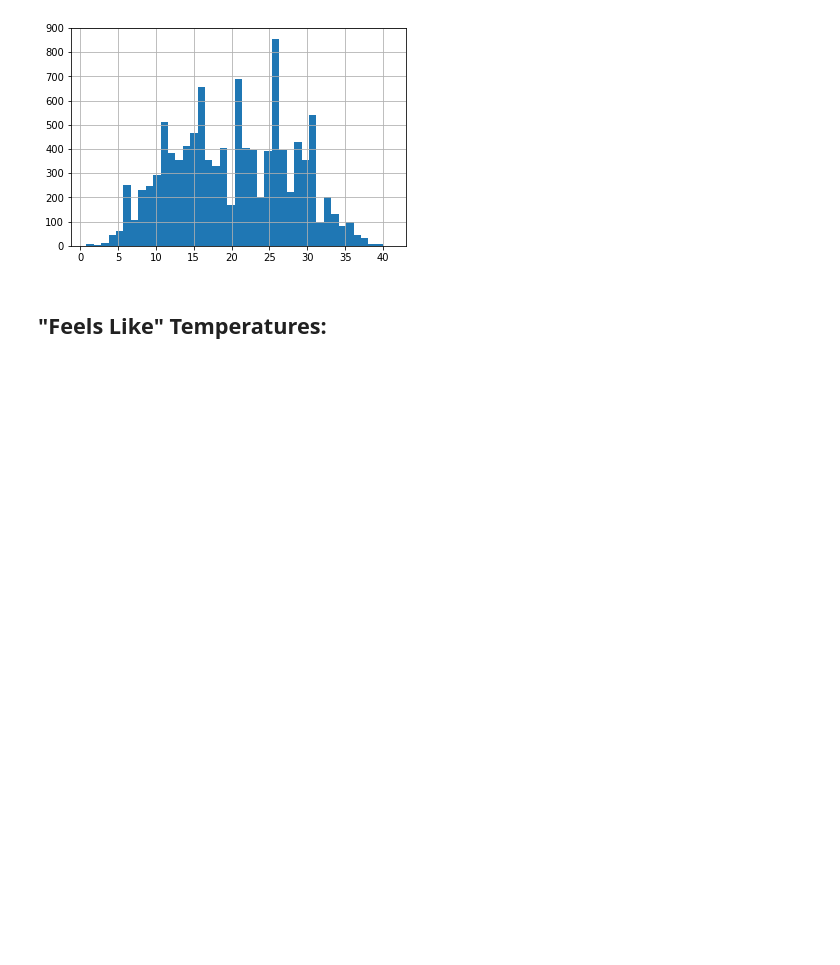
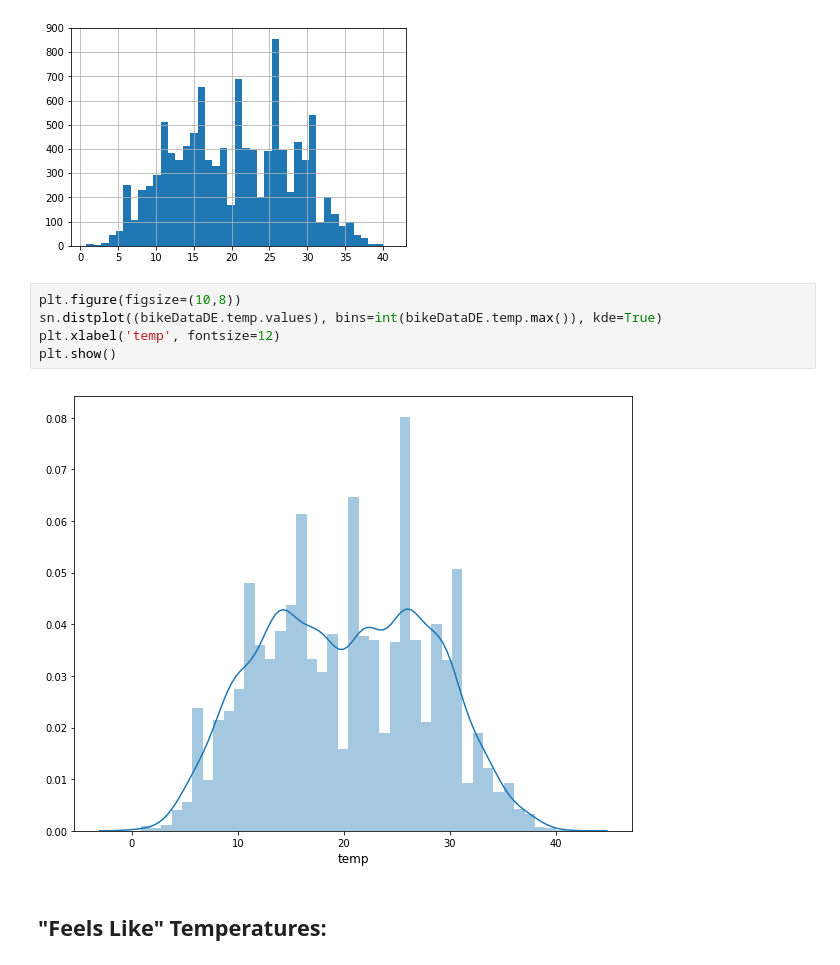
Before and after one commit to omerv/Bike-Sharing-Demand, a Jupyter notebook: Bike_Sharing_Demand_Data_Exploration.ipynb, the cells around one changed output. Saved outputs shown, nothing was run; the diff lists cells and outputs as text; blank space fills up the shorter version.

```diff
--- a/Bike_Sharing_Demand_Data_Exploration.ipynb
+++ b/Bike_Sharing_Demand_Data_Exploration.ipynb
@@ -372,6 +372,13 @@ bikeDataDE.temp.hist(bins=int(bikeDataDE.temp.max()))
 # %% [output]
 <matplotlib.axes._subplots.AxesSubplot at 0x...>
 [figure]
+# %%
+plt.figure(figsize=(10,8))
+sn.distplot((bikeDataDE.temp.values), bins=int(bikeDataDE.temp.max()), kde=True)
+plt.xlabel('temp', fontsize=12)
+plt.show()
+# %% [output]
+[figure, added]
 # %% [markdown]
 ## "Feels Like" Temperatures:
 # %%
```
Also changed, not shown: parts of 9 cells of this notebook.
